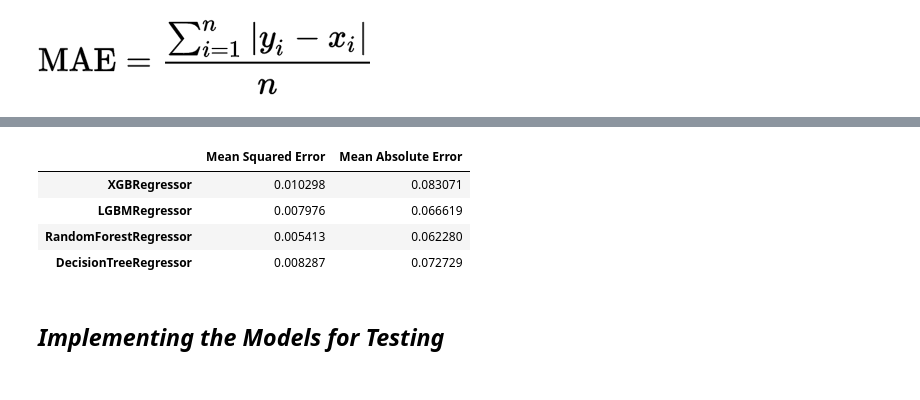
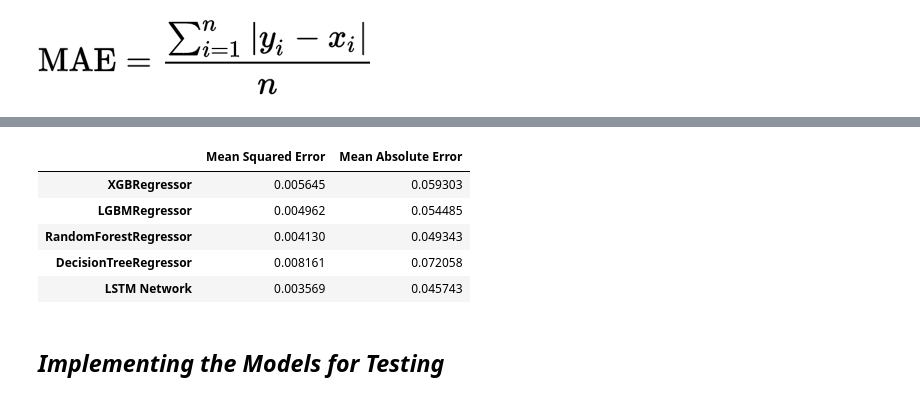
Before and after one commit to kartikchhipa/bitcoinwebapp, a Jupyter notebook: Bitcoin_Price_Prediction.ipynb, the cells around one changed output, grey strips where cells are left out. Saved outputs shown, nothing was run; the diff lists cells and outputs as text; code cells hidden in the pictures.

```diff
--- a/Bitcoin_Price_Prediction.ipynb
+++ b/Bitcoin_Price_Prediction.ipynb
@@ -201,11 +203,11 @@ Here I have performed cross validation to determine the best model using the Tim
 # %%
-model_names=['XGBRegressor','LGBMRegressor','RandomForestRegressor','DecisionTreeRegressor']
-models=[xgb.XGBRegressor(),lgb.LGBMRegressor(),RandomForestRegressor(),DecisionTreeRegressor()]
+model_names=['XGBRegressor','LGBMRegressor','RandomForestRegressor','DecisionTreeRegressor','LSTM Network']
+models=[xgb.XGBRegressor(random_state=seed),lgb.LGBMRegressor(random_state=seed),RandomForestRegressor(random_state=seed),DecisionTreeRegressor(random_state=seed)]
 mae_scores_avg=np.zeros(len(model_names))
 mse_scores_avg=np.zeros(len(model_names))
 # %%
-time_step=20
-tscv=TimeSeriesSplit(n_splits=5,test_size=30)
+time_step=5
+tscv=TimeSeriesSplit(n_splits=5,test_size=20)
 for i in range(len(model_names)):
     print("Training and Evaluating the model : ",model_names[i])
     mae_scores=[]
@@ -214,9 +216,17 @@ for i in range(len(model_names)):
         train_cv,valid_cv=X_copy_train[train_index],X_copy_train[valid_index]
         X_train_cv,y_train_cv=create_dataset(train_cv,time_step)
         X_valid_cv,y_valid_cv=create_dataset(valid_cv,time_step)
-        model=models[i]
-        model.fit(X_train_cv,y_train_cv)
-        predictions = model.predict(X_valid_cv)
+        if(model_names[i]=='LSTM Network'):
+            model5=Sequential()
+            model5.add(LSTM(units=20,input_shape=(None,1),activation="tanh"))
+            model5.add(Dense(units=1))
+            model5.compile(optimizer='adam',loss='mean_squared_error')
+            model5.fit(np.reshape(X_train_cv,(X_train_cv.shape[0],X_train_cv.shape[1],1)),y_train_cv,epochs=250,batch_size=32)
+            predictions=model5.predict(X_valid_cv)
+        else:
+            model=models[i]
+            model.fit(X_train_cv,y_train_cv)
+            predictions = model.predict(X_valid_cv)
         mae=mean_absolute_error(y_valid_cv, predictions)
         mse=(mean_squared_error(y_valid_cv, predictions))
         mae_scores.append(mae)
@@ -231,11 +254,12 @@ Training and Evaluating the model :  DecisionTreeRegressor
 # %%
-pd.DataFrame({"Mean Squared Error":mse_scores_avg,"Mean Absolute Error":mae_scores_avg}, index=model_names)
+pd.DataFrame({"Mean Squared Error":mse_scores_avg,"Mean Absolute Error":mae_scores_avg}, index=model_names).style.background_gradient(cmap="Blues")
 # %% [output]
 |  | Mean Squared Error | Mean Absolute Error |
-| XGBRegressor | 0.010298 | 0.083071 |
-| LGBMRegressor | 0.007976 | 0.066619 |
-| RandomForestRegressor | 0.005413 | 0.062280 |
-| DecisionTreeRegressor | 0.008287 | 0.072729 |
+| XGBRegressor | 0.005645 | 0.059303 |
+| LGBMRegressor | 0.004962 | 0.054485 |
+| RandomForestRegressor | 0.004130 | 0.049343 |
+| DecisionTreeRegressor | 0.008161 | 0.072058 |
+| LSTM Network | 0.003569 | 0.045743 |
 # %% [markdown]
 <h2><strong><em>Implementing the Models for Testing
 # %% [markdown]
```
Also changed, not shown: parts of 26 cells of this notebook, 2 other files.
